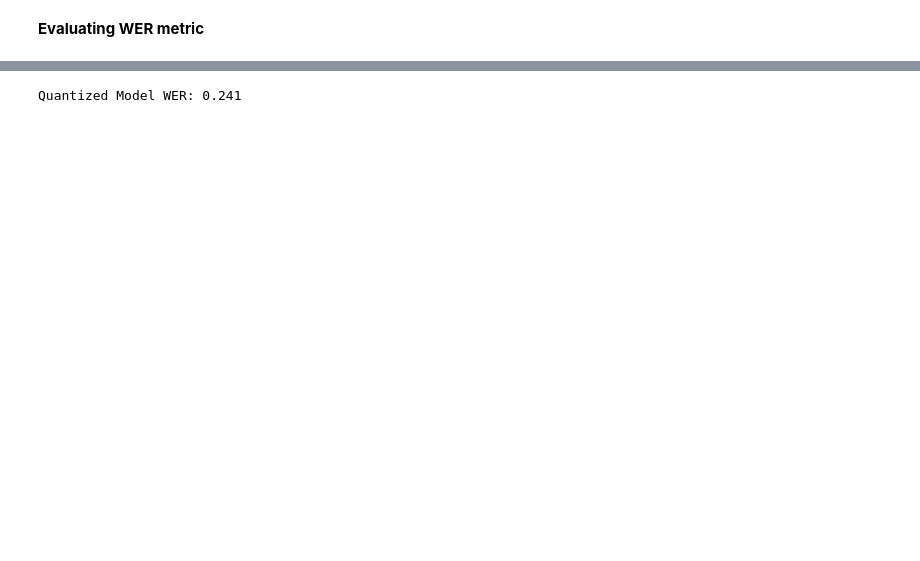
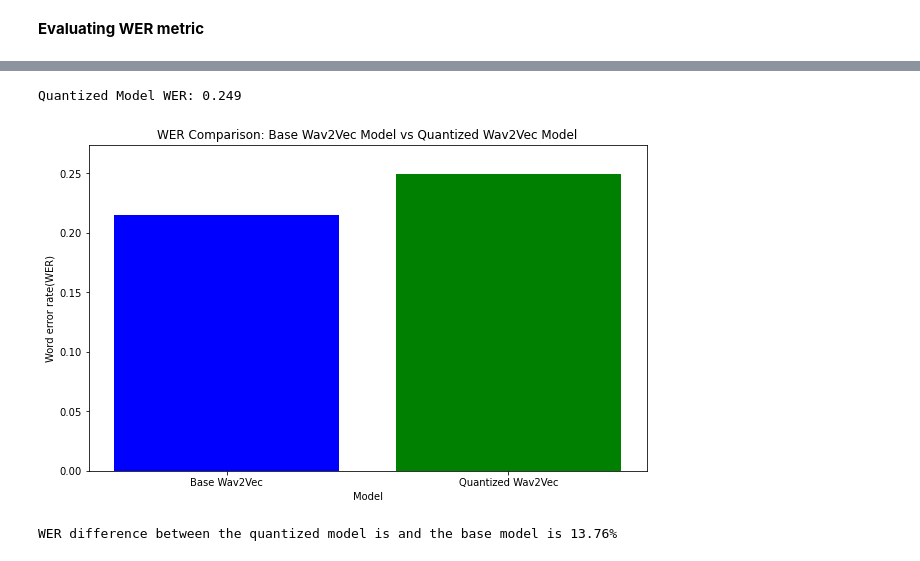
Before and after one commit to kiril-bikov/SpeechBrain_Quant, a Jupyter notebook: QAT_notebooks/wav2vec2_english_asr_GPU.ipynb, the cells around one changed output, grey strips where cells are left out. Saved outputs shown, nothing was run; the diff lists cells and outputs as text; code cells hidden in the pictures; blank space fills up the shorter version.

```diff
--- a/QAT_notebooks/wav2vec2_english_asr_GPU.ipynb
+++ b/QAT_notebooks/wav2vec2_english_asr_GPU.ipynb
@@ -544 +545,15 @@ results = timit["test"].select(range(100)).map(map_base_model_to_result, remove_
+# %%
+num_samples = 500
+# %%
+results_base = {
+    "pred_str":[],
+    "text":[]
+}
+
+for single_batch in timit["test"].select(range(num_samples)):
+    batch_pred_str, batch_text = map_model_to_wer_result(ort_sess_base, single_batch)
+    results_base["pred_str"].append(batch_pred_str)
+    results_base["text"].append(batch_text)
+
+base_wer_result = wer_metric.compute(predictions=results_base["pred_str"], references=results_base["text"])
 # %%
@@ -567,4 +563,37 @@ W1212 14:18:54.296374 140426752552960 arrow_dataset.py:2320] Loading cached proc
+# %%
+results_quantized = {
+    "pred_str":[],
+    "text":[]
+}
+
+for single_batch in timit["test"].select(range(num_samples)):
+    batch_pred_str, batch_text = map_model_to_wer_result(ort_sess_quant, single_batch)
+    results_quantized["pred_str"].append(batch_pred_str)
+    results_quantized["text"].append(batch_text)
+
+
+quant_wer_result = wer_metric.compute(predictions=results_quantized["pred_str"], references=results_quantized["text"])
 # %%
-print("Quantized Model WER: {:.3f}".format(wer_metric.compute(predictions=results_quantized["pred_str"], references=results_quantized["text"])))
+print("Quantized Model WER: {:.3f}".format(quant_wer_result))
 # %% [output]
-Quantized Model WER: 0.241
+Quantized Model WER: 0.249
+# %%
+import matplotlib.pyplot as plt
+
+models = ['Base Wav2Vec', 'Quantized Wav2Vec']
+inference_times = [base_wer_result, quant_wer_result]
+
+plt.figure(figsize=(10, 6))
+plt.bar(models, inference_times, color=['blue', 'green'])
+plt.xlabel('Model')
+plt.ylabel('Word error rate(WER)')
+plt.title('WER Comparison: Base Wav2Vec Model vs Quantized Wav2Vec Model')
+plt.ylim(0, max(inference_times) * 1.1)
+plt.show()
+# %% [output]
+[figure, added]
+# %%
+percentage_diff = ((quant_wer_result - 0.215) / quant_wer_result) * 100
+print(f'WER difference between the quantized model is and the base model is {round(percentage_diff, 2)}%')
+# %% [output]
+WER difference between the quantized model is and the base model is 13.76%
```
Also changed, not shown: parts of 58 cells of this notebook, 1 other file.
